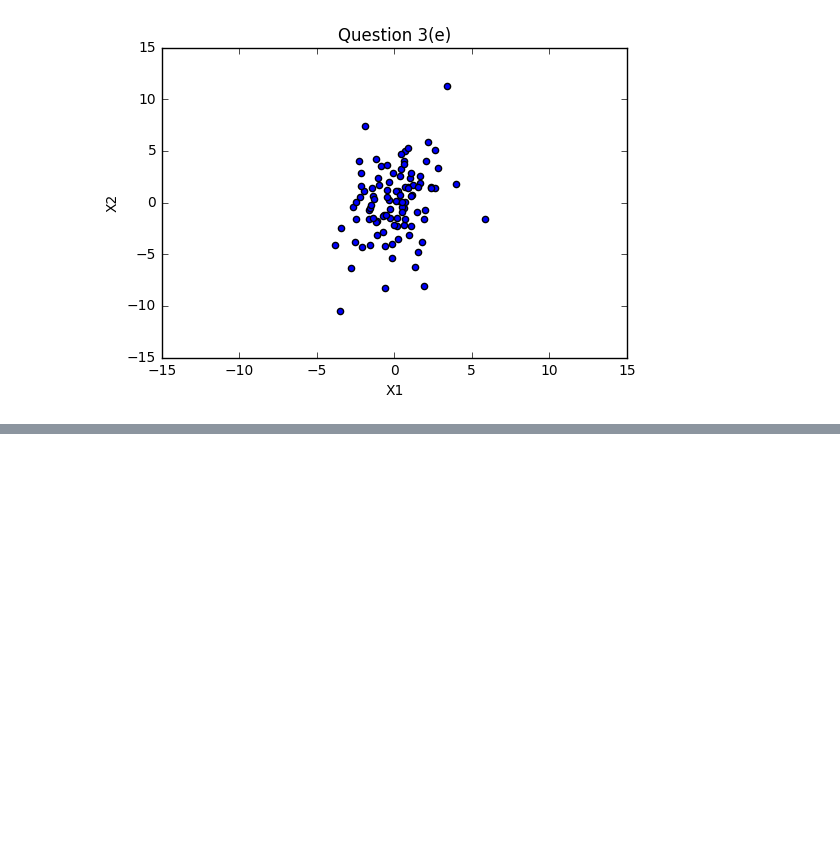
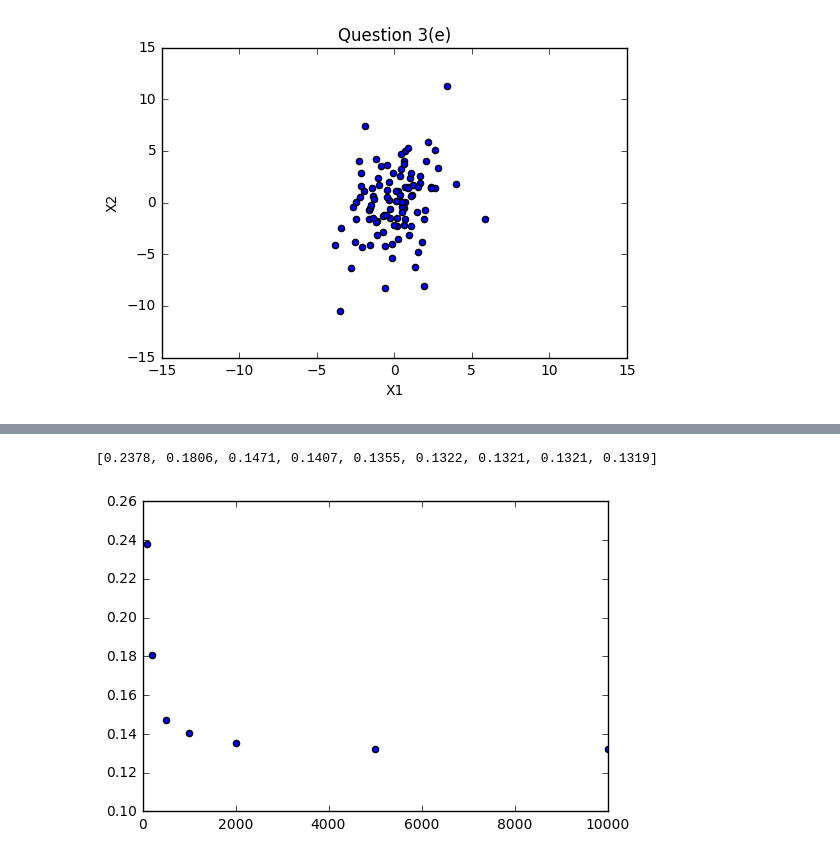
Before and after one commit to sunghew/cs189, a Jupyter notebook: hw3/hw3.ipynb, the cells around one changed output, grey strips where cells are left out. Saved outputs shown, nothing was run; the diff lists cells and outputs as text; code cells hidden in the pictures; blank space fills up the shorter version.

```diff
--- a/hw3/hw3.ipynb
+++ b/hw3/hw3.ipynb
@@ -200,0 +368,13 @@ plt.show()
+# %%
+classifiers = {}
+sample_sizes = [100, 200, 500, 1000, 2000, 5000, 10000, 30000, 50000]
+for size in sample_sizes:
+    classifiers[size] = LDA_train(train_data[:size], train_labels[:size])
+# %%
+LDA_performance = {}
+sample_sizes = [100, 200, 500, 1000, 2000, 5000, 10000, 30000, 50000]
+for size in sample_sizes:
+    print(size)
+    classifier = LDA_train(train_data[:size], train_labels[:size])
+    LDA_performance[size] = LDA_validate(valid_data, valid_labels, classifier)
+    print(LDA_performance[size])
@@ -200,0 +400,19 @@ plt.show()
+# %%
+classifiers = {}
+sample_sizes = [100, 200, 500, 1000, 2000, 5000, 10000, 30000, 50000]
+for size in sample_sizes:
+    classifiers[size] = LDA_train(train_data[:size], train_labels[:size])
+# %%
+lda_error = []
+for i in sample_sizes:
+    lda_error.append(LDA_performance[i])
+print(lda_error)
+# %% [output]
+[0.2378, 0.1806, 0.1471, 0.1407, 0.1355, 0.1322, 0.1321, 0.1321, 0.1319]
+# %%
+plt.scatter(sample_sizes, lda_error)
+plt.xlim([0,10000])
+plt.savefig('mnist_training_plot.png', bbox_inches='tight')
+plt.show()
+# %% [output]
+[figure, added]
```
Also changed, not shown: parts of 37 cells of this notebook.
